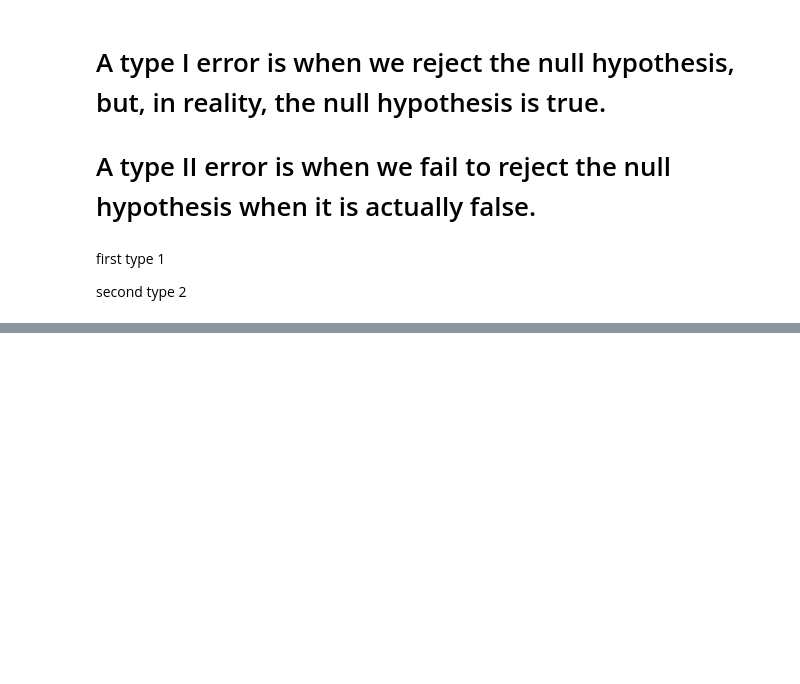
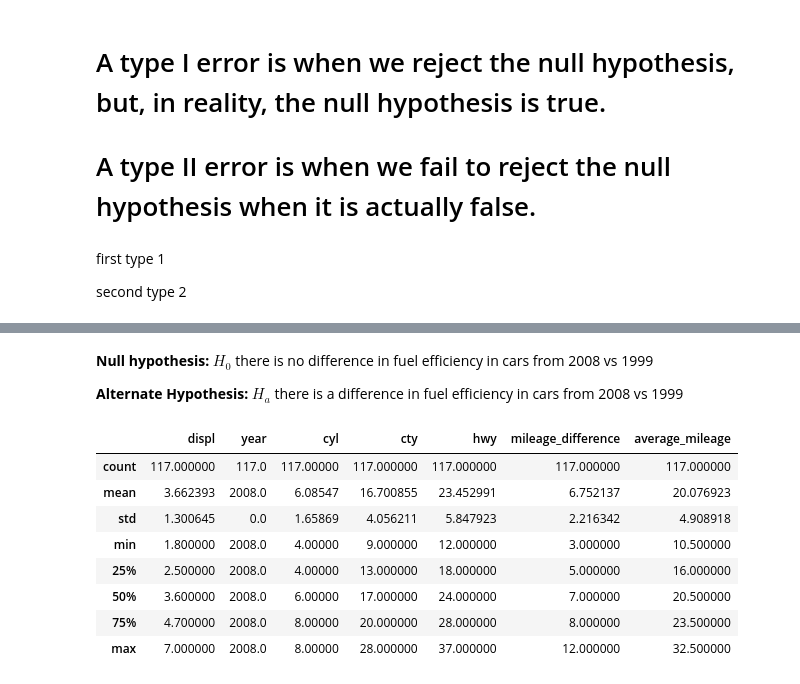
Before and after one commit to jamesallen0351/statistics-exercises, a Jupyter notebook: hypothesis_testing.ipynb, the cells around one changed output, grey strips where cells are left out. Cells and saved outputs as stored; diff of their text form; code cells hidden in the pictures; blank space fills up the shorter version.

Commit message:
add t-test exercises to hypothesis testing

```diff
--- a/hypothesis_testing.ipynb
+++ b/hypothesis_testing.ipynb
@@ -85,0 +239,20 @@ second type 2
+# %%
+# Is there a difference in fuel-efficiency in cars from 2008 vs 1999?
+
+oh_eight = mpg[mpg.year == 2008]
+# %% [markdown]
+**Null hypothesis:** $H_{0}$ there is no difference in fuel efficiency in cars from 2008 vs 1999
+
+**Alternate Hypothesis:** $H_{a}$ there is a difference in fuel efficiency in cars from 2008 vs 1999
+# %%
+oh_eight.describe()
+# %% [output]
+|  | displ | year | cyl | cty | hwy | mileage_difference | average_mileage |
+| count | 117.000000 | 117.0 | 117.00000 | 117.000000 | 117.000000 | 117.000000 | 117.000000 |
+| mean | 3.662393 | 2008.0 | 6.08547 | 16.700855 | 23.452991 | 6.752137 | 20.076923 |
+| std | 1.300645 | 0.0 | 1.65869 | 4.056211 | 5.847923 | 2.216342 | 4.908918 |
+| min | 1.800000 | 2008.0 | 4.00000 | 9.000000 | 12.000000 | 3.000000 | 10.500000 |
+| 25% | 2.500000 | 2008.0 | 4.00000 | 13.000000 | 18.000000 | 5.000000 | 16.000000 |
+| 50% | 3.600000 | 2008.0 | 6.00000 | 17.000000 | 24.000000 | 7.000000 | 20.500000 |
+| 75% | 4.700000 | 2008.0 | 8.00000 | 20.000000 | 28.000000 | 8.000000 | 23.500000 |
+| max | 7.000000 | 2008.0 | 8.00000 | 28.000000 | 37.000000 | 12.000000 | 32.500000 |
```
Also changed, not shown: parts of 48 cells of this notebook, 1 other file.
